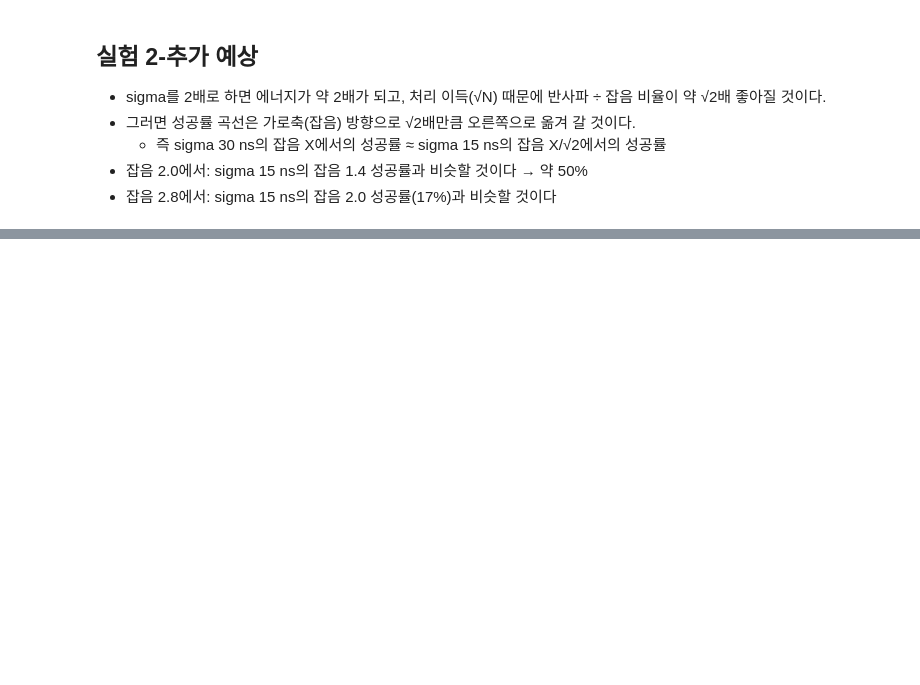
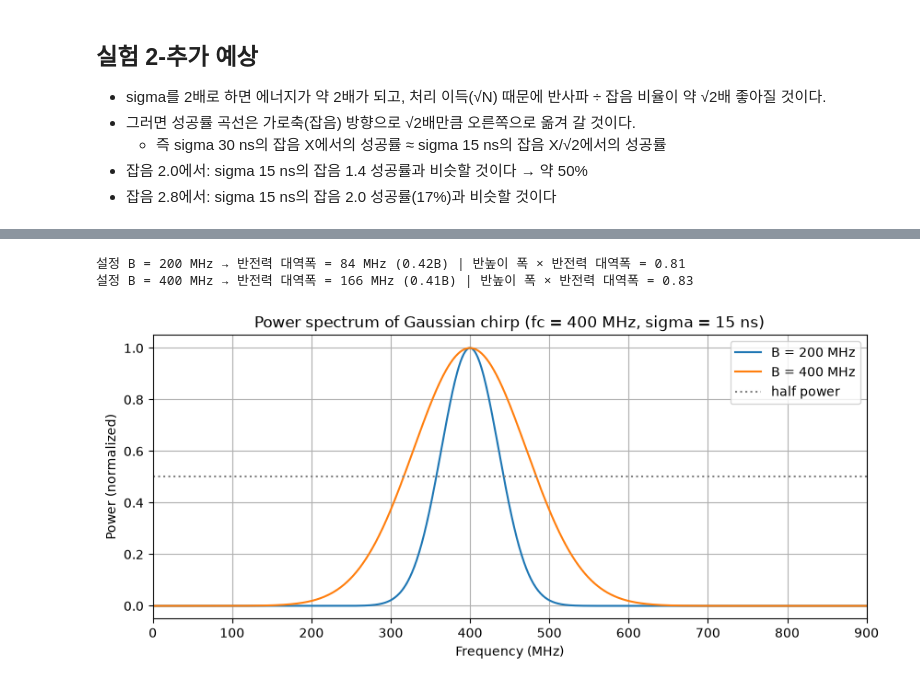
Before and after one commit to jingyu-k/tfdr-fault-localization, a Jupyter notebook: notebooks/02_resolution_and_noise.ipynb, the cells around one changed output, grey strips where cells are left out. Saved outputs shown, nothing was run; the diff lists cells and outputs as text; code cells hidden in the pictures; blank space fills up the shorter version.

```diff
--- a/notebooks/02_resolution_and_noise.ipynb
+++ b/notebooks/02_resolution_and_noise.ipynb
@@ -301,0 +331,31 @@ sigma 30 ns: [1.0, 1.0, 0.83, 0.46, 0.18, 0.08]
+# %%
+from tfdr_sim import gaussian_chirp, FS
+
+def fwhm(x, axis):
+    """반높이 폭: 최댓값의 절반 이상인 구간의 폭"""
+    above = axis[x >= x.max() / 2]
+    return above.max() - above.min()
+
+# 앞 실험(실험 1-추가 2)에서 잰 반높이 폭
+measured_width = {200e6: 9.6e-9, 400e6: 5.0e-9}
+
+plt.figure(figsize=(10, 4))
+for B in [200e6, 400e6]:
+    ref = gaussian_chirp(t, 300e-9, fc=400e6, bandwidth=B, sigma=15e-9)
+    S = np.abs(np.fft.rfft(ref))**2              # 파워 스펙트럼 (진폭²)
+    f = np.fft.rfftfreq(len(ref), 1/FS)
+    bw = fwhm(S, f)                              # 반전력 대역폭
+    plt.plot(f/1e6, S/S.max(), label=f"B = {B/1e6:.0f} MHz")
+    print(f"설정 B = {B/1e6:.0f} MHz → 반전력 대역폭 = {bw/1e6:.0f} MHz ({bw/B:.2f}B)"
+          f" | 반높이 폭 × 반전력 대역폭 = {measured_width[B] * bw:.2f}")
+
+plt.axhline(0.5, color="gray", linestyle=":", label="half power")
+plt.xlim(0, 900)
+plt.xlabel("Frequency (MHz)")
+plt.ylabel("Power (normalized)")
+plt.title("Power spectrum of Gaussian chirp (fc = 400 MHz, sigma = 15 ns)")
+plt.legend(); plt.grid(True); plt.show()
+# %% [output]
+설정 B = 200 MHz → 반전력 대역폭 = 84 MHz (0.42B) | 반높이 폭 × 반전력 대역폭 = 0.81
+설정 B = 400 MHz → 반전력 대역폭 = 166 MHz (0.41B) | 반높이 폭 × 반전력 대역폭 = 0.83
+[figure, added]
```
Also changed, not shown: parts of 9 cells of this notebook, 1 other file.
